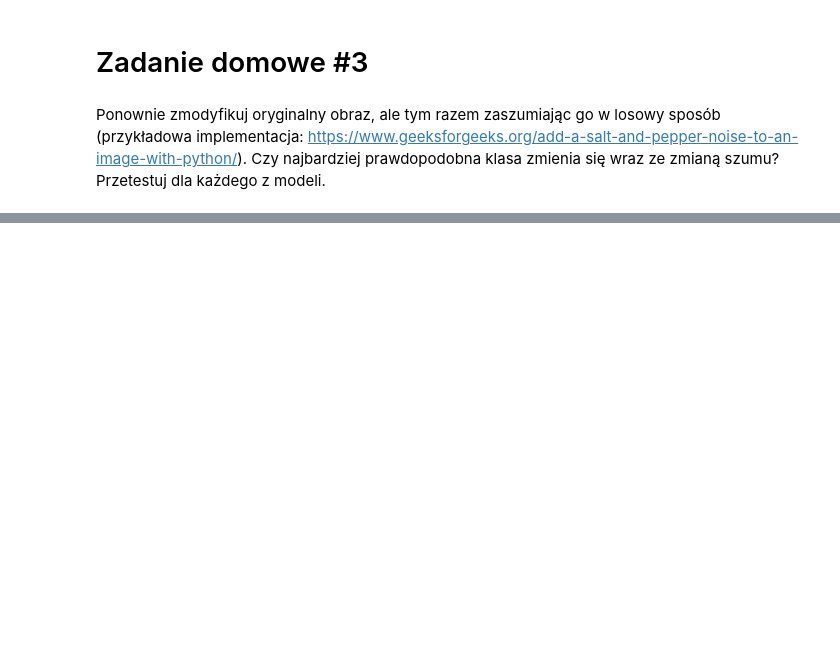
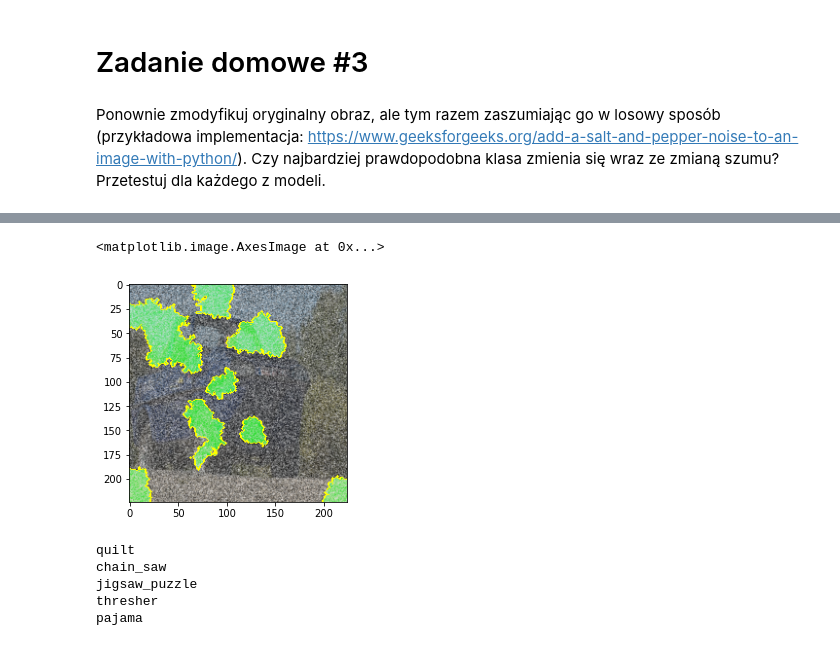
Before and after one commit to Mlokos/active-learning-lime, a Jupyter notebook: LAB03-rozwiązanie.ipynb, the cells around one changed output, grey strips where cells are left out. Saved outputs shown, nothing was run; the diff lists cells and outputs as text; code cells hidden in the pictures; blank space fills up the shorter version.

```diff
--- a/LAB03-rozwiązanie.ipynb
+++ b/LAB03-rozwiązanie.ipynb
@@ -566,0 +607,29 @@ Ponownie zmodyfikuj oryginalny obraz, ale tym razem zaszumiając go w losowy spo
+# %%
+im_pil = Image.fromarray(image_transformed)
+# %%
+explanation_amhibious_vehicle_inception_v3 = explainer.explain_instance(
+    image=lime_transformer(im_pil),
+    classifier_fn=partial(predict_batch, inception_v3),
+    top_labels=5,
+    num_samples=1000)
+
+image, mask = explanation_amhibious_vehicle_inception_v3.get_image_and_mask(
+    label=explanation_amhibious_vehicle_inception_v3.top_labels[0],
+    positive_only=False,
+    negative_only=False,
+    num_features=10,
+    hide_rest=False)
+boundaries = mark_boundaries(image, mask)
+plt.imshow(boundaries)
+# %% [output]
+<matplotlib.image.AxesImage at 0x...>
+[figure, added]
+# %%
+for index in explanation_amhibious_vehicle_inception_v3.top_labels:
+    print(index_to_label[index])
+# %% [output]
+quilt
+chain_saw
+jigsaw_puzzle
+thresher
+pajama
```
Also changed, not shown: parts of 20 cells of this notebook, 2 other files.
